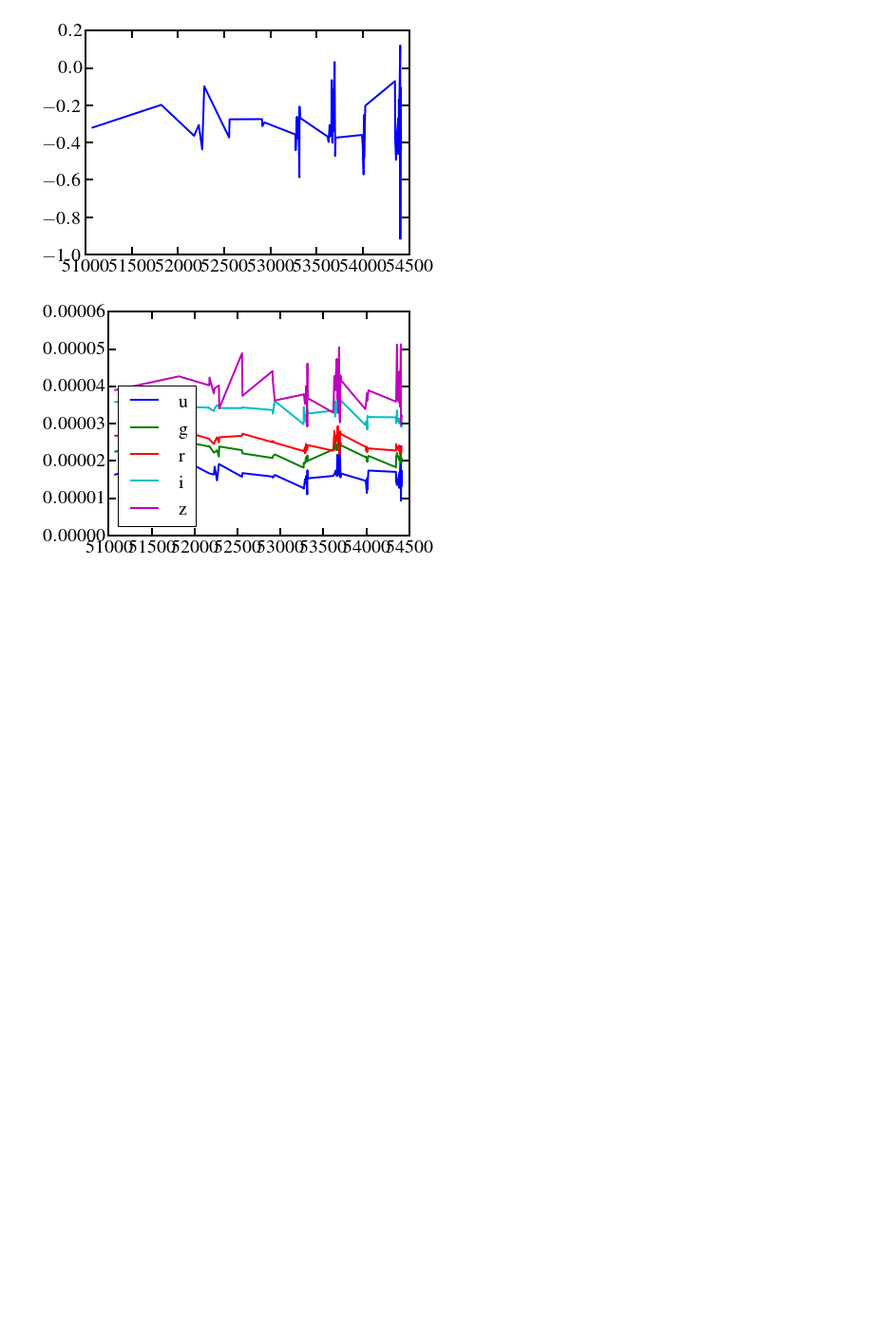
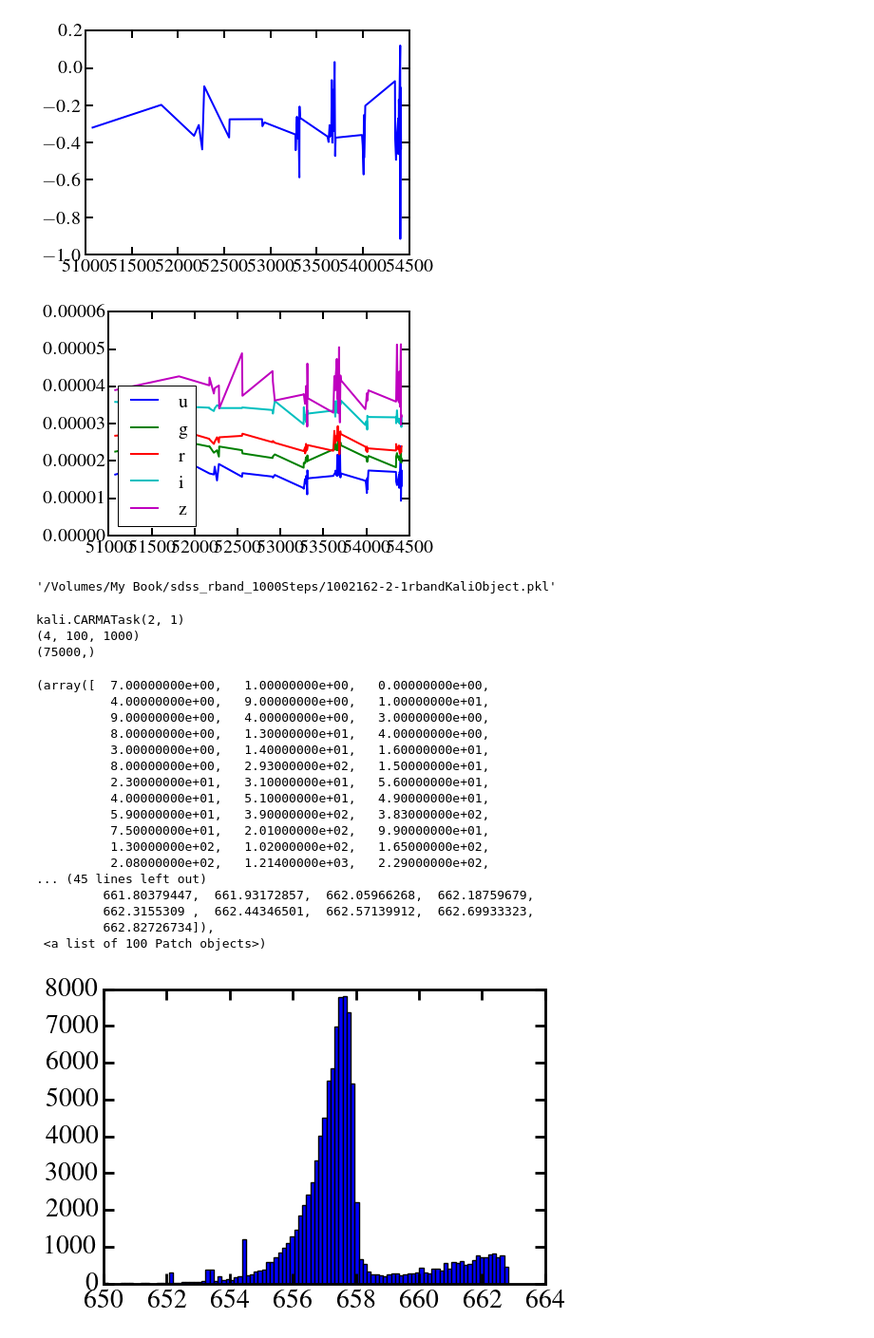
Before and after one commit to jmoreno28/QSO_S82_DRW_vs_DHO, a Jupyter notebook: PreviewLightcurvefiles.ipynb, the cells around one changed output. Shown at 95% size. Cells and saved outputs as stored; diff of their text form; code cells hidden in the pictures; blank space fills up the shorter version.

Commit message:
MCMC checks for DHO posteriors

```diff
--- a/PreviewLightcurvefiles.ipynb
+++ b/PreviewLightcurvefiles.ipynb
@@ -150,3 +161,43 @@ colorLightcurves(test)
 previewBands(test, labels=True)
 # %% [output]
 [figure]
+# %%
+import glob
+pickleFarm = glob.glob("/Volumes/My Book/sdss_rband_1000Steps/*KaliObject.pkl")
+# %%
+pickleFarm[4]
+# %% [output]
+'/Volumes/My Book/sdss_rband_1000Steps/1002162-2-1rbandKaliObject.pkl'
+# %%
+fname = pickleFarm[4]
+bestTask = pickle.load( open( fname, "rb" ) )
+# %%
+print(bestTask.name)
+print(np.shape(bestTask.timescaleChain))
+print(np.shape(bestTask.timescaleChain[0,:,250:].flatten()))
+# %% [output]
+kali.CARMATask(2, 1)
+(4, 100, 1000)
+(75000,)
+# %%
+keep = np.where(bestTask.LnPosterior.flatten() > 650 )[0]
+plt.hist(bestTask.LnPosterior.flatten()[keep], bins = 100)
+# %% [output]
+(array([  7.00000000e+00,   1.00000000e+00,   0.00000000e+00,
+          4.00000000e+00,   9.00000000e+00,   1.00000000e+01,
+          9.00000000e+00,   4.00000000e+00,   3.00000000e+00,
+          8.00000000e+00,   1.30000000e+01,   4.00000000e+00,
+          3.00000000e+00,   1.40000000e+01,   1.60000000e+01,
+          8.00000000e+00,   2.93000000e+02,   1.50000000e+01,
+          2.30000000e+01,   3.10000000e+01,   5.60000000e+01,
+          4.00000000e+01,   5.10000000e+01,   4.90000000e+01,
+          5.90000000e+01,   3.90000000e+02,   3.83000000e+02,
+          7.50000000e+01,   2.01000000e+02,   9.90000000e+01,
+          1.30000000e+02,   1.02000000e+02,   1.65000000e+02,
+          2.08000000e+02,   1.21400000e+03,   2.29000000e+02,
+... (45 lines left out)
+         661.80379447,  661.93172857,  662.05966268,  662.18759679,
+         662.3155309 ,  662.44346501,  662.57139912,  662.69933323,
+         662.82726734]),
+ <a list of 100 Patch objects>)
+[figure, added]
```
Also changed, not shown: parts of 7 cells of this notebook.
